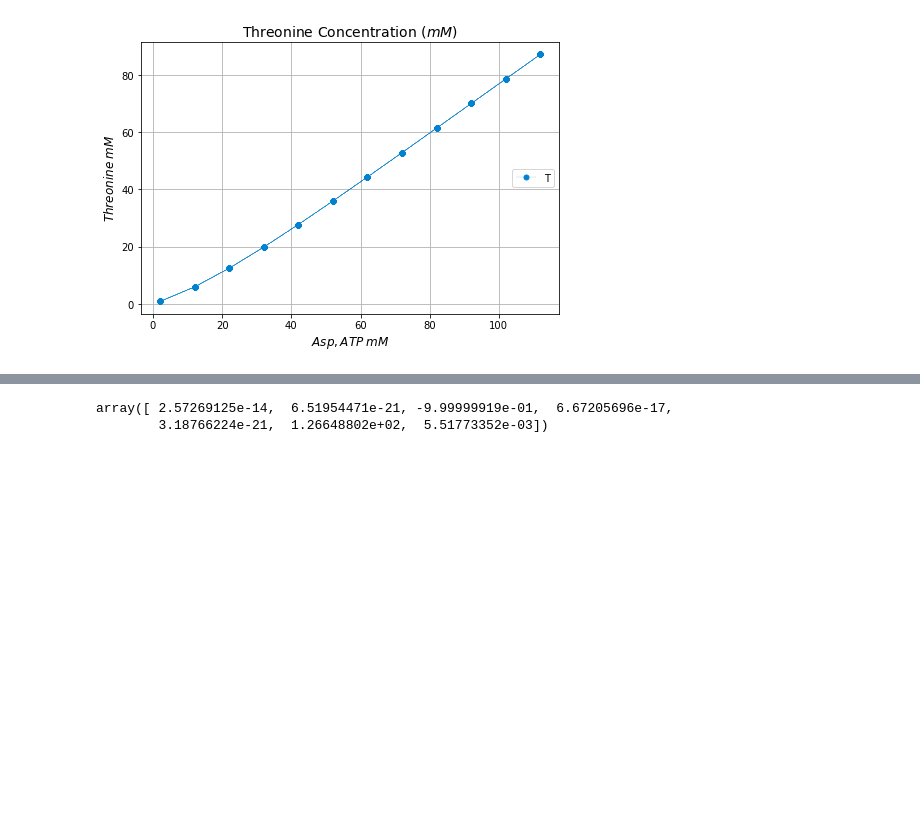
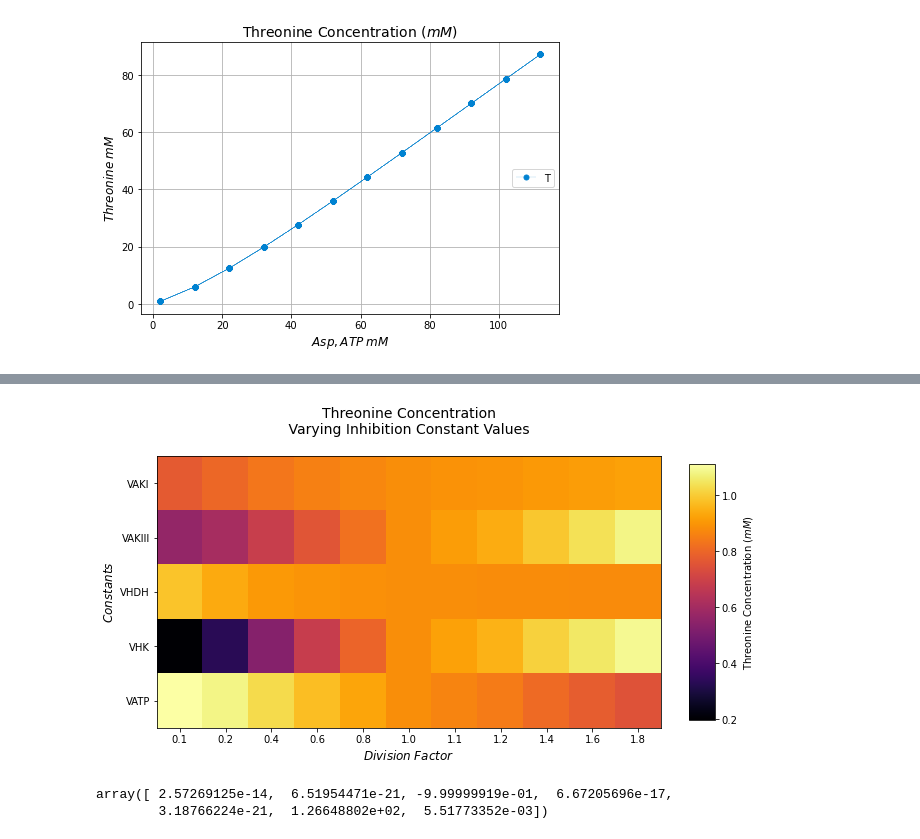
Before and after one commit to alejandrocs98/Proyectos-HCIM, a Jupyter notebook: Proyecto-01/proyecto_1.ipynb, the cells around one changed output, grey strips where cells are left out. Cells and saved outputs as stored; diff of their text form; code cells hidden in the pictures; blank space fills up the shorter version.

```diff
--- a/Proyecto-01/proyecto_1.ipynb
+++ b/Proyecto-01/proyecto_1.ipynb
@@ -395,3 +371,49 @@ plt.grid(True)
+# %%
+def find_optimal_velocity(constants=[0.088, 0.0094, 10, 45, 0.012], factor=1, tmax=100., delta_constants=True):
+    global VAKI, VAKIII, VHDH, VHK, VATP, KiThrAKI, K1Lys, KPi, KiThr2, KiThrHK, KiLysHK, KiHSHK, KiATPHK
+    # Velocity Constants:
+    KiThrAKI = 0.167                        # +- 0.003 mM   # Modify | 0.167
+    K1Lys = 0.391                           # +- 0.08 mM    # Modify | 0.391 # No tiene un impacto mayor
+    KPi = 10.2                              # +- 1.4 mM     # Modify | 10.2
+    KiThr2 = 0.097                          # mM            # Modify | 0.097
+    KiThrHK = 1.09                          # mM            # Modify | 1.09
+    KiLysHK = 9.45                          # mM            # Modify | 9.45
+    KiHSHK  = 4.7                           # mM            # Modify | 4.7
+    KiATPHK = 4.35                          # mM            # Modify | 4.35
+    VAKI, VAKIII, VHDH, VHK, VATP = constants
+    solved = solve_ivp(system, [0., tmax], [Aspi, AspPi,ASAi, HSi, HSPi, Thri, ATPi])
+
+    return solved.y[5][-1]
+# %%
+constant_arrays_v = [0.088, 0.0094, 10, 45, 0.012]
+constants_v = [0.1, 0.2, 0.4, 0.6, 0.8, 1. , 1.1, 1.2, 1.4 , 1.6 , 1.8]
+
+tensor_v = [[[constant_arrays_v[i] if i != j else constant_arrays_v[i] * m for i in range(len(constant_arrays_v))] for j in range(len(constant_arrays_v))] for m in constants_v]
+solved_tensor_v = np.array([list(map(find_optimal_velocity, tensor_v[i])) for i in tqdm(range(len(tensor_v)))]).T
+# %%
+fig, axis = plt.subplots()
+
+column_labels = [f'{constants_v[i]}' for i in range(len(constants_v))]
+constant_names = ['VAKI', 'VAKIII', 'VHDH', 'VHK', 'VATP']
+
+heatmap = axis.pcolor(solved_tensor_v, cmap=plt.cm.inferno)
+
+axis.set_yticks(np.arange(solved_tensor_v.shape[0])+0.5, minor=False)
+axis.set_xticks(np.arange(solved_tensor_v.shape[1])+0.5, minor=False)
+
+axis.set_yticklabels(constant_names, minor=False)
+axis.set_xticklabels(column_labels, minor=False)
+
+axis.invert_yaxis()
+
+fig.colorbar(heatmap, fraction=0.046, aspect=10, shrink=5, label='Threonine Concentration ($mM$)')
+fig.set_size_inches(10, 5)
+
+axis.set_title('Threonine Concentration\n Varying Inhibition Constant Values \n', fontsize=14);
+axis.set_xlabel('$Division \; Factor$', fontsize=12);
+axis.set_ylabel('$Constants$', fontsize=12);
+# %% [output]
+[figure, added]
 # %%
 def system(t, r):
     Asp, AspP, ASA, HS, HSP, Thr, ATP = r
```
Also changed, not shown: parts of 11 cells of this notebook.
